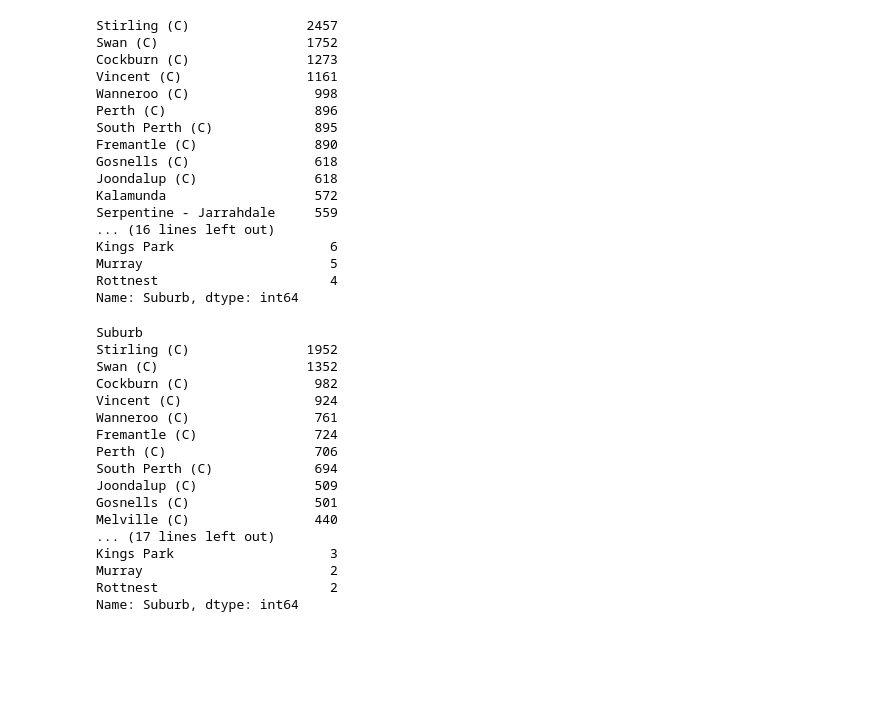
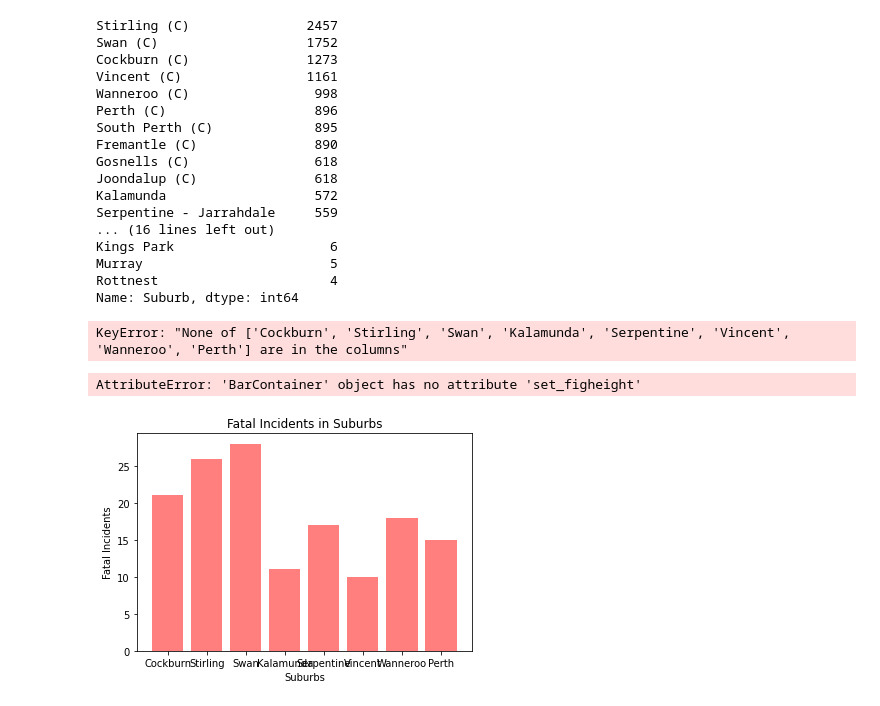
Before and after one commit to NZeinali/project_one, a Jupyter notebook: project_1.2.ipynb, the cells around one changed output. Cells and saved outputs as stored; diff of their text form; code cells hidden in the pictures; blank space fills up the shorter version.

```diff
--- a/project_1.2.ipynb
+++ b/project_1.2.ipynb
@@ -195,28 +180,3 @@ Kings Park                    6
 Murray                        5
 Rottnest                      4
 Name: Suburb, dtype: int64
-# %%
-severe_metro_df = metro_8_df.groupby(['Severity'])
-severe_metro_df = severe_metro_df["Suburb"].value_counts()
-
-severe_metro_df["Hospital"]
-severe_metro_df["Fatal"]
-severe_metro_df["Medical"]
-# %% [output]
-Suburb
-Stirling (C)               1952
-Swan (C)                   1352
-Cockburn (C)                982
-Vincent (C)                 924
-Wanneroo (C)                761
-Fremantle (C)               724
-Perth (C)                   706
-South Perth (C)             694
-Joondalup (C)               509
-Gosnells (C)                501
-Melville (C)                440
-... (17 lines left out)
-Kings Park                    3
-Murray                        2
-Rottnest                      2
-Name: Suburb, dtype: int64
@@ -222,0 +191,46 @@ Name: Suburb, dtype: int64
+# %%
+severity_df = metro_8_df.loc[metro_8_df["Severity"]=="Fatal"]
+
+severity = severity_df.groupby("Suburb")
+
+severity_suburb_df = severity["Severity"].value_counts()
+
+severity_suburb_df
+
+#severity_type_groupby = metro_8_df.groupby(["Suburb"])["Severity"].value_counts()
+#severity_type_groupby
+
+
+
+fatal_metro = {'Suburb': ["Cockburn", "Stirling", "Swan", "Kalamunda", "Serpentine", "Vincent", "Wanneroo", "Perth"],
+                'Fatal Incidents': [21, 26, 28, 11, 17, 10, 18, 15]}
+
+
+
+fatal_metro_df = pd.DataFrame(fatal_metro, columns=['Suburb', 'Fatal Incidents'])
+index=["Cockburn", "Stirling", "Swan", "Kalamunda", "Serpentine", "Vincent", "Wanneroo", "Perth"]
+fatal_metro_df=fatal_metro_df.set_index(index)
+
+pandas_plot = fatal_metro_df.plot.bar(figsize=(10,5), color="green",rot=0)
+plt.xlabel("Suburbs")
+plt.ylabel("Fatal Incidents")
+plt.title("Fatal Incidents in Suburbs")
+# %% [output]
+KeyError: "None of ['Cockburn', 'Stirling', 'Swan', 'Kalamunda', 'Serpentine', 'Vincent', 'Wanneroo', 'Perth'] are in the columns"
+# %%
+import numpy as np
+
+users = [21, 26, 28, 11, 17, 10, 18, 15]
+x_axis = ["Cockburn", "Stirling", "Swan", "Kalamunda", "Serpentine", "Vincent", "Wanneroo", "Perth"]
+
+fig = plt.bar(x_axis, users, color='r', alpha=0.5)
+
+plt.title("Fatal Incidents in Suburbs")
+plt.xlabel("Suburbs")
+plt.ylabel("Fatal Incidents")
+
+#tick_locations = [value for value in x_axis]
+#plt.xticks(tick_locations, ["Cockburn", "Stirling", "Swan", "Kalamunda", "Serpentine", "Vincent", "Wanneroo", "Perth"])
+# %% [output]
+AttributeError: 'BarContainer' object has no attribute 'set_figheight'
+[figure, added]
```
Also changed, not shown: parts of 13 cells of this notebook.
